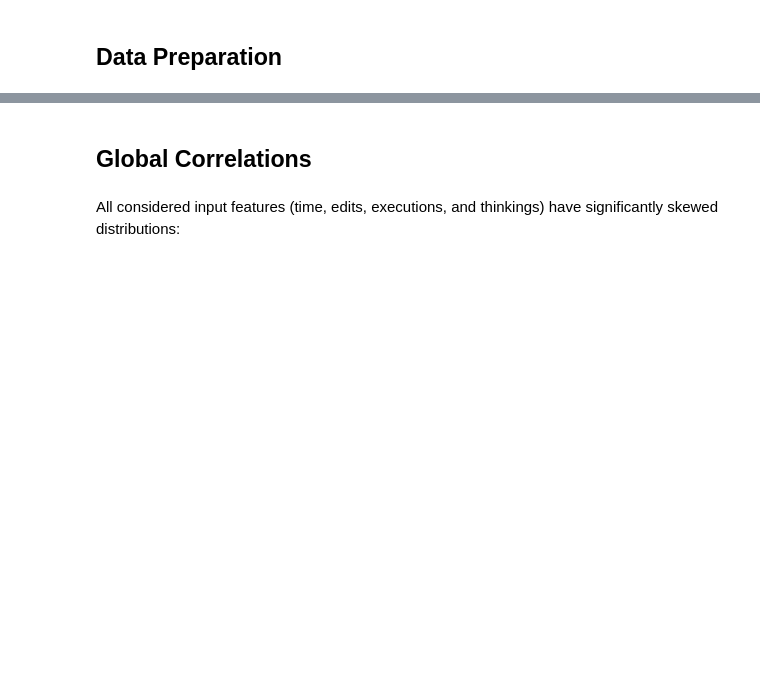
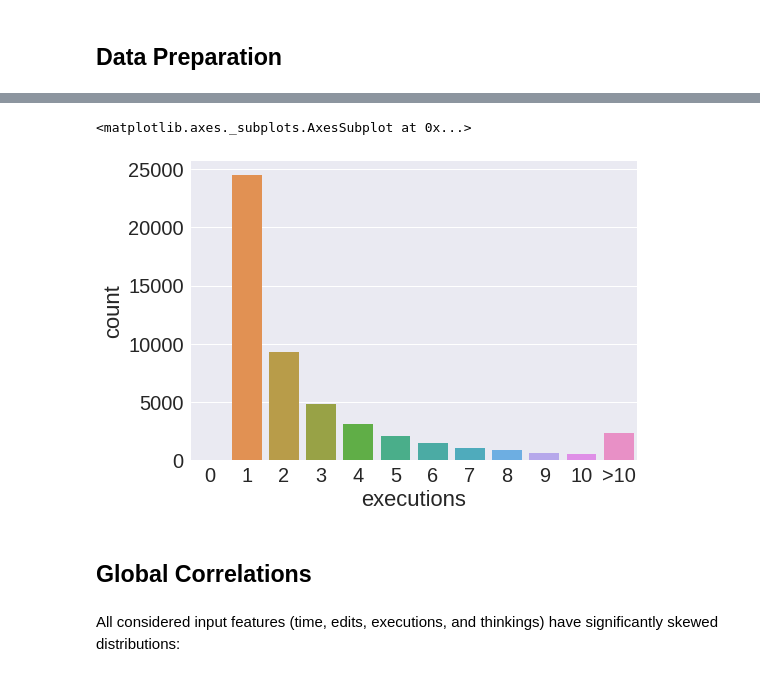
Before and after one commit to adaptive-learning/adaptive-learning-research, a Jupyter notebook: analysis/performance/input_data_correlation.ipynb, the cells around one changed output, grey strips where cells are left out. Cells and saved outputs as stored; diff of their text form; code cells hidden in the pictures; blank space fills up the shorter version.

```diff
--- a/analysis/performance/input_data_correlation.ipynb
+++ b/analysis/performance/input_data_correlation.ipynb
@@ -153,3 +151,10 @@ snapshots.thinkings.plot.hist(bins=6)
+# %%
+sns.countplot(
+    ts.executions.map(lambda n: str(int(n)) if n <= 10 else '>10'),
+    order=[str(n) for n in range(11)] + ['>10'])
+# %% [output]
+<matplotlib.axes._subplots.AxesSubplot at 0x...>
+[figure, added]
 # %% [markdown]
 ## Global Correlations
 # %% [markdown]
```
Also changed, not shown: parts of 16 cells of this notebook.
